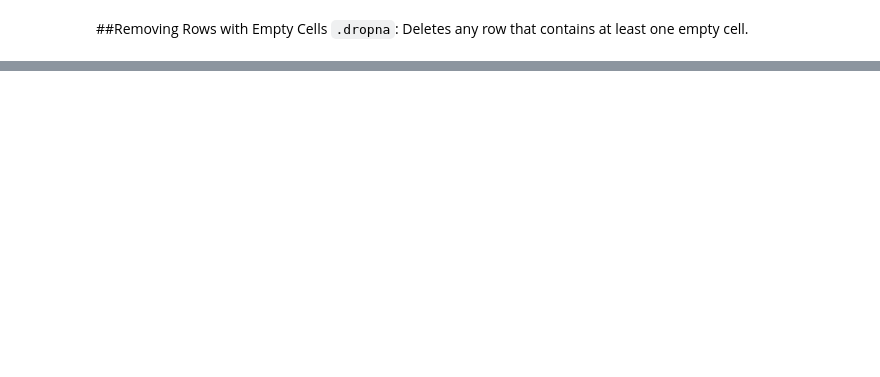
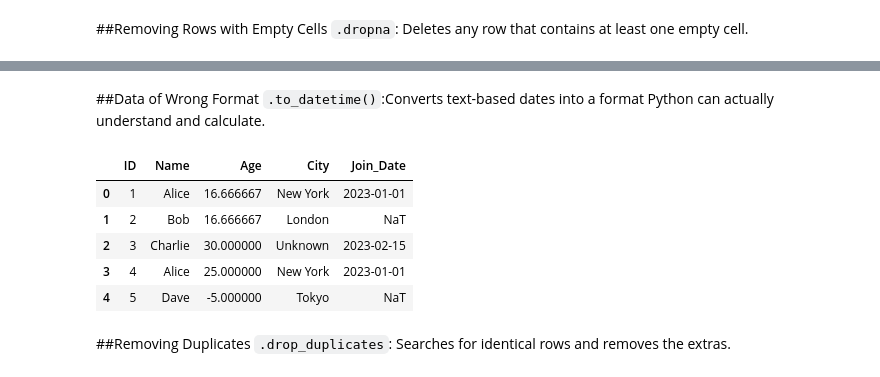
Before and after one commit to CodeCraft34/Google-Colab-, a Jupyter notebook: PANDAS-data-handling/pandas.ipynb, the cells around one changed output, grey strips where cells are left out. Saved outputs shown, nothing was run; the diff lists cells and outputs as text; code cells hidden in the pictures; blank space fills up the shorter version.

```diff
--- a/PANDAS-data-handling/pandas.ipynb
+++ b/PANDAS-data-handling/pandas.ipynb
@@ -251,0 +276,18 @@ print(raw_data.isnull())
+# %% [markdown]
+##Data of Wrong Format
+`.to_datetime()`:Converts text-based dates into a format Python can actually understand and calculate.
+# %%
+# Converts 'Join_Date' column to proper Date format
+df['Join_Date'] = pd.to_datetime(df['Join_Date'])
+df
+# %% [output]
+|  | ID | Name | Age | City | Join_Date |
+| 0 | 1 | Alice | 16.666667 | New York | 2023-01-01 |
+| 1 | 2 | Bob | 16.666667 | London | NaT |
+| 2 | 3 | Charlie | 30.000000 | Unknown | 2023-02-15 |
+| 3 | 4 | Alice | 25.000000 | New York | 2023-01-01 |
+| 4 | 5 | Dave | -5.000000 | Tokyo | NaT |
+# %% [markdown]
+##Removing Duplicates
+`.drop_duplicates`:
+Searches for identical rows and removes the extras.
```
Also changed, not shown: parts of 8 cells of this notebook.
